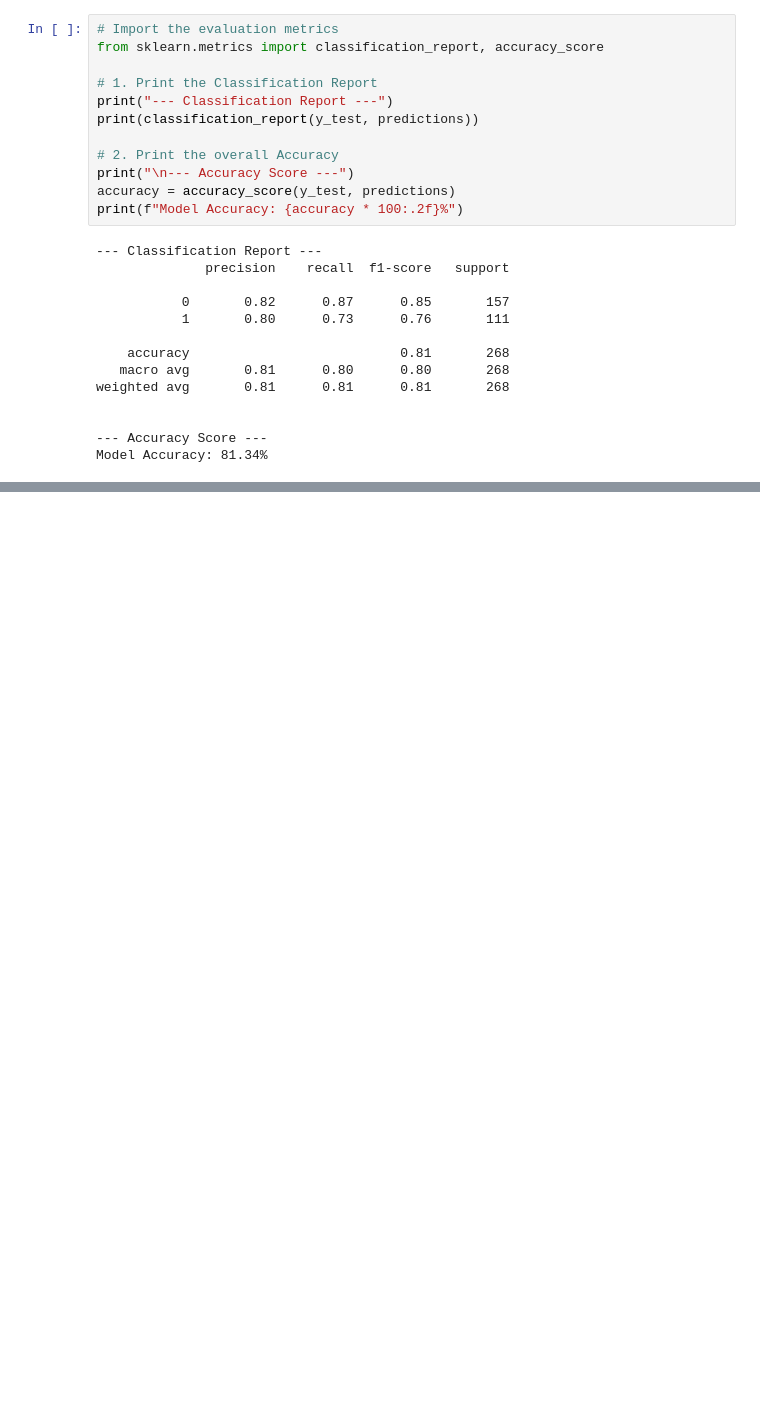
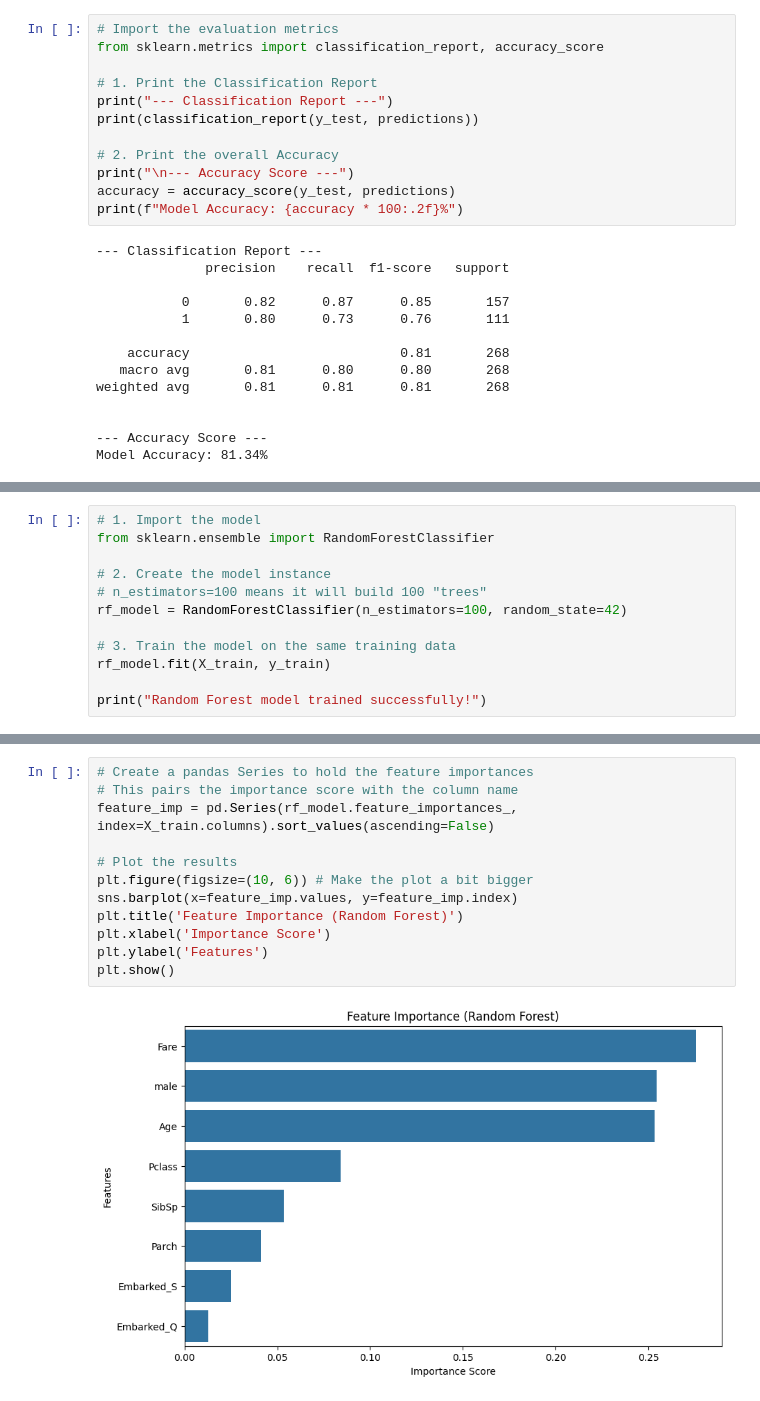
Before and after one commit to santized/learning-ai, a Jupyter notebook: 02-Data_Analysis_and_First_Model.ipynb, the cells around one changed output, grey strips where cells are left out. Saved outputs shown, nothing was run; the diff lists cells and outputs as text; blank space fills up the shorter version.

Commit message:
Completed Notebook 02: Added RF model, feature importance, and final conclusions

```diff
--- a/02-Data_Analysis_and_First_Model.ipynb
+++ b/02-Data_Analysis_and_First_Model.ipynb
@@ -402,0 +411,12 @@ Model Accuracy: 81.34%
+# %%
+# 1. Import the model
+from sklearn.ensemble import RandomForestClassifier
+
+# 2. Create the model instance
+# n_estimators=100 means it will build 100 "trees"
+rf_model = RandomForestClassifier(n_estimators=100, random_state=42)
+
+# 3. Train the model on the same training data
+rf_model.fit(X_train, y_train)
+
+print("Random Forest model trained successfully!")
@@ -402,0 +457,14 @@ Model Accuracy: 81.34%
+# %%
+# Create a pandas Series to hold the feature importances
+# This pairs the importance score with the column name
+feature_imp = pd.Series(rf_model.feature_importances_, index=X_train.columns).sort_values(ascending=False)
+
+# Plot the results
+plt.figure(figsize=(10, 6)) # Make the plot a bit bigger
+sns.barplot(x=feature_imp.values, y=feature_imp.index)
+plt.title('Feature Importance (Random Forest)')
+plt.xlabel('Importance Score')
+plt.ylabel('Features')
+plt.show()
+# %% [output]
+[figure, added]
```
Also changed, not shown: parts of 5 cells of this notebook.
